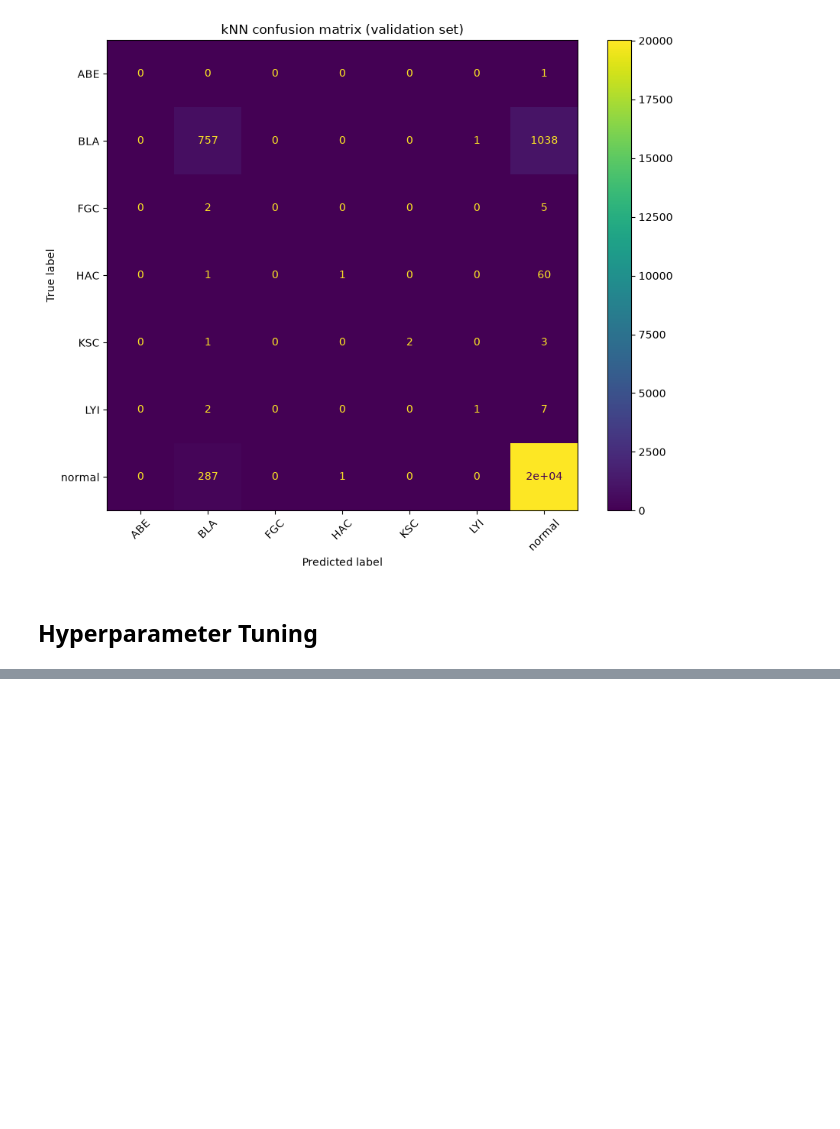
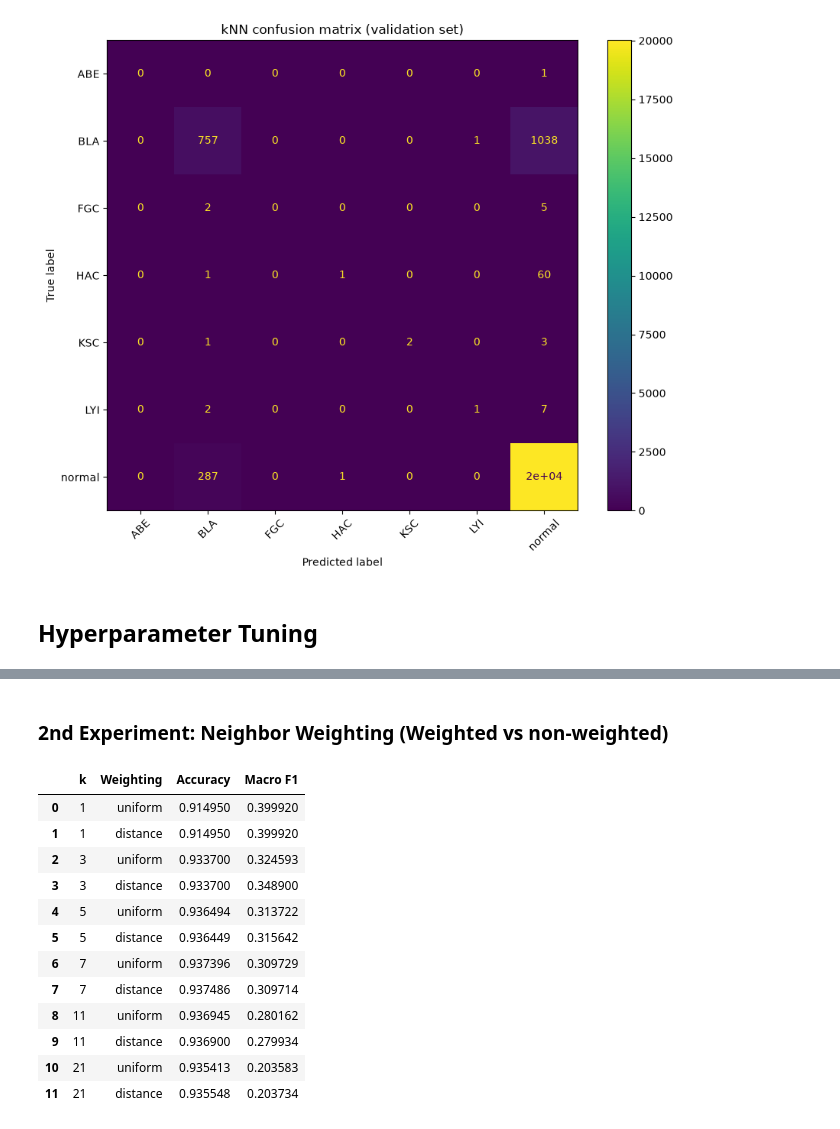
Before and after one commit to sn82978/CS184A-Project, a Jupyter notebook: Models/ResNetkNN/get_embeddings.ipynb, the cells around one changed output, grey strips where cells are left out. Cells and saved outputs as stored; diff of their text form; code cells hidden in the pictures; blank space fills up the shorter version.

```diff
--- a/Models/ResNetkNN/get_embeddings.ipynb
+++ b/Models/ResNetkNN/get_embeddings.ipynb
@@ -248,0 +347,74 @@ plt.show()
+# %% [markdown]
+### 2nd Experiment: Neighbor Weighting (Weighted vs non-weighted)
+# %%
+from sklearn.metrics import accuracy_score, f1_score
+import pandas as pd
+import numpy as np
+
+k_values = [1, 3, 5, 7, 11, 21]
+classes = sorted(set(train_labels))
+
+# Convert labels into numeric class indices
+class_to_idx = {c: i for i, c in enumerate(classes)}
+train_y = np.array([class_to_idx[c] for c in train_labels])
+val_y = np.array([class_to_idx[c] for c in val_labels])
+
+weight_results = []
+
+for k in k_values:
+    neighbor_labels = train_y[indices[:, :k]]
+    neighbor_distances = distances[:, :k]
+
+    for weighting in ["uniform", "distance"]:
+        predictions = []
+
+        for labels, dists in zip(neighbor_labels, neighbor_distances):
+            if weighting == "uniform":
+                votes = np.bincount(labels, minlength=len(classes))
+            else:
+                # Give closer neighbors more weight
+                if np.any(dists == 0):
+                    weights = (dists == 0).astype(float)
+                else:
+                    weights = 1.0 / dists
+
+                votes = np.bincount(
+                    labels,
+                    weights=weights,
+                    minlength=len(classes)
+                )
+
+            predictions.append(np.argmax(votes))
+
+        accuracy = accuracy_score(val_y, predictions)
+        macro_f1 = f1_score(
+            val_y,
+            predictions,
+            labels=list(range(len(classes))),
+            average="macro",
+            zero_division=0
+        )
+
+        weight_results.append({
+            "k": k,
+            "Weighting": weighting,
+            "Accuracy": accuracy,
+            "Macro F1": macro_f1
+        })
+
+weight_results_df = pd.DataFrame(weight_results)
+display(weight_results_df)
+# %% [output]
+|  | k | Weighting | Accuracy | Macro F1 |
+| 0 | 1 | uniform | 0.914950 | 0.399920 |
+| 1 | 1 | distance | 0.914950 | 0.399920 |
+| 2 | 3 | uniform | 0.933700 | 0.324593 |
+| 3 | 3 | distance | 0.933700 | 0.348900 |
+| 4 | 5 | uniform | 0.936494 | 0.313722 |
+| 5 | 5 | distance | 0.936449 | 0.315642 |
+| 6 | 7 | uniform | 0.937396 | 0.309729 |
+| 7 | 7 | distance | 0.937486 | 0.309714 |
+| 8 | 11 | uniform | 0.936945 | 0.280162 |
+| 9 | 11 | distance | 0.936900 | 0.279934 |
+| 10 | 21 | uniform | 0.935413 | 0.203583 |
+| 11 | 21 | distance | 0.935548 | 0.203734 |
```
Also changed, not shown: parts of 11 cells of this notebook, 1 other file.
